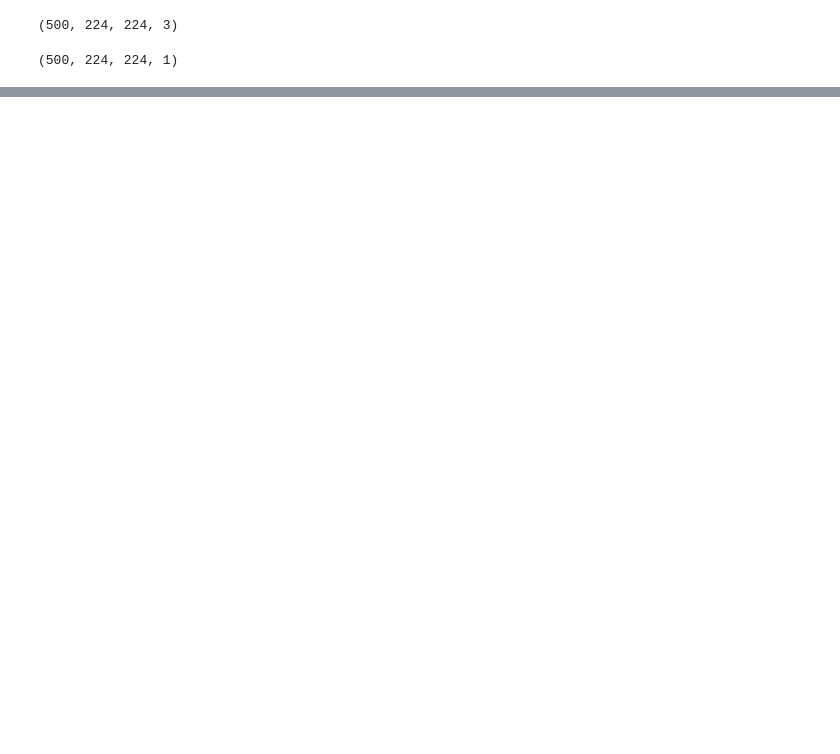
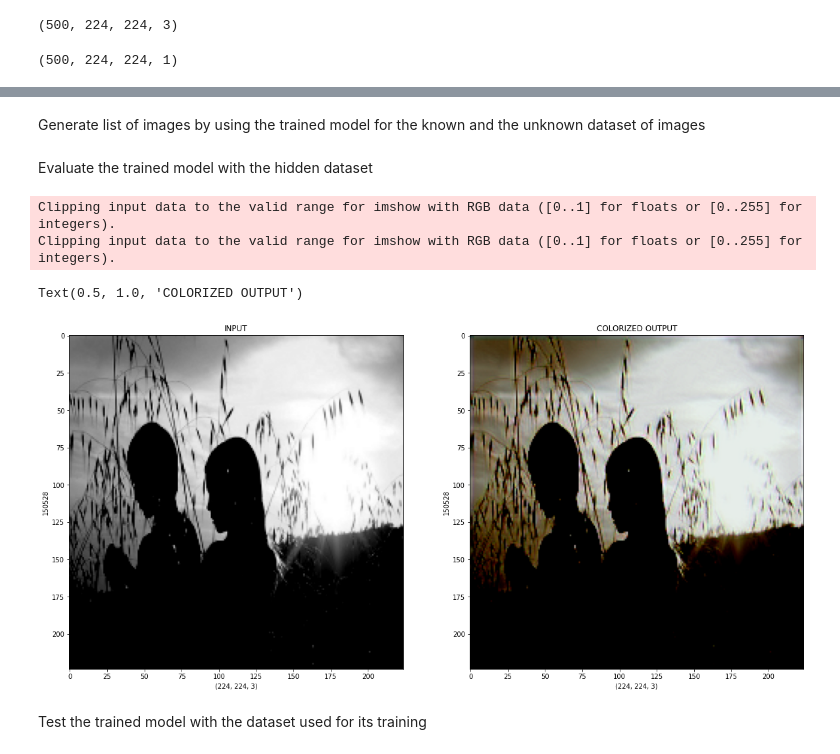
Before and after one commit to dit21dsc/Image-coloring, a Jupyter notebook: Main.ipynb, the cells around one changed output, grey strips where cells are left out. Saved outputs shown, nothing was run; the diff lists cells and outputs as text; code cells hidden in the pictures; blank space fills up the shorter version.

```diff
--- a/Main.ipynb
+++ b/Main.ipynb
@@ -168,6 +175,6 @@ Dec_Gray.add(ReLU())
 
 Exec_Encoder = Sequential([Enc_Gray,Dec_Gray])
 Exec_Encoder.compile(loss=compile_loss,optimizer=compile_optimizer,metrics=compile_metrics)
-Exec_Encoder_Model = Exec_Encoder.fit(Inp_Img,Output_img,epochs=25,callbacks=[Stopper,Checkpoint],batch_size=8)
+Exec_Encoder_Model = Exec_Encoder.fit(Inp_Img,Output_img,epochs=25,callbacks=[Stopper,Checkpoint],batch_size=4)
 # %% [output]
 Epoch 1/25
@@ -174,3 +197,5 @@ Epoch 1/25
+# %% [markdown]
+Generate list of images by using the trained model for the known and the unknown dataset of images
 # %%
 #PREDICTION
 
@@ -179,3 +203,26 @@ Predict_img = Exec_Encoder.predict(Inp_Img[0:100])
 Predict_Hidden = Exec_Encoder.predict(Hidden_inp[0:100])
+# %% [markdown]
+Evaluate the trained model with the hidden dataset
+# %%
+figure,axis = plt.subplots(1,2,figsize=(20,20))
+img_number =  random.randint(0,99)
+
+Original_Img = Hidden_inp[img_number]
+Predict_Image_AE = Predict_Hidden[img_number]
+axis[0].imshow(Original_Img)
+axis[0].set_xlabel(Original_Img.shape)
+axis[0].set_ylabel(Original_Img.size)
+axis[0].set_title("INPUT")
+axis[1].imshow(Predict_Image_AE)
+axis[1].set_xlabel(Predict_Image_AE.shape)
+axis[1].set_ylabel(Predict_Image_AE.size)
+axis[1].set_title("COLORIZED OUTPUT")
+# %% [output]
+Clipping input data to the valid range for imshow with RGB data ([0..1] for floats or [0..255] for integers).
+Clipping input data to the valid range for imshow with RGB data ([0..1] for floats or [0..255] for integers).
+Text(0.5, 1.0, 'COLORIZED OUTPUT')
+[figure, added]
+# %% [markdown]
+Test the trained model with the dataset used for its training
 # %%
 figure,axis = plt.subplots(1,2,figsize=(20,20))
```
Also changed, not shown: parts of 9 cells of this notebook.
